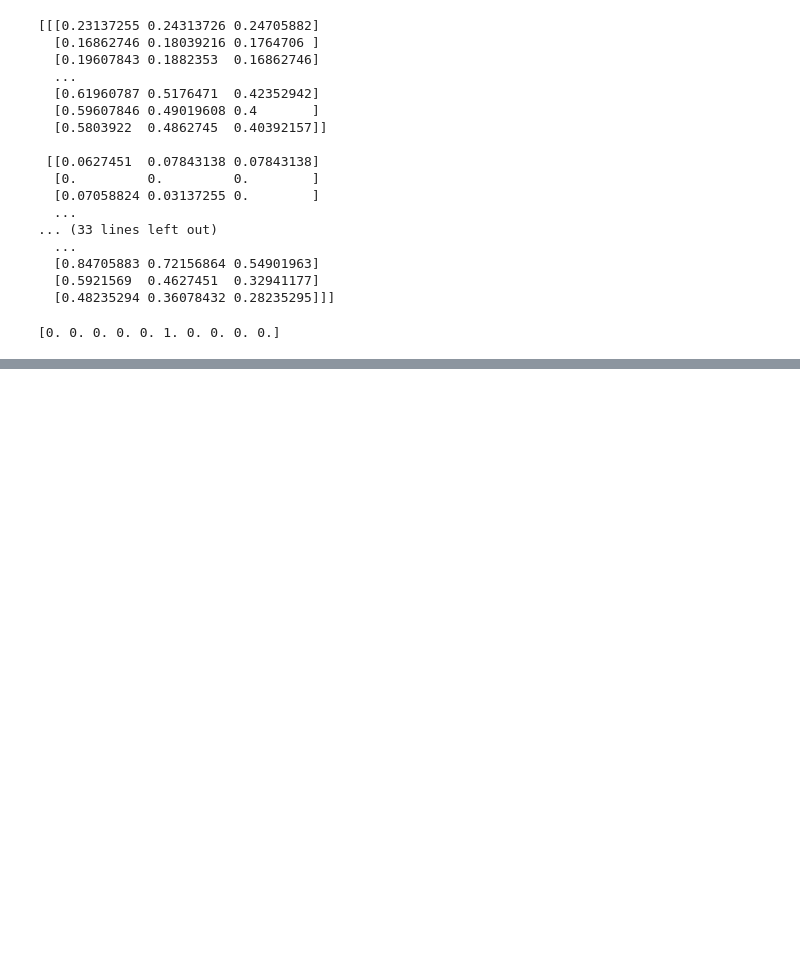
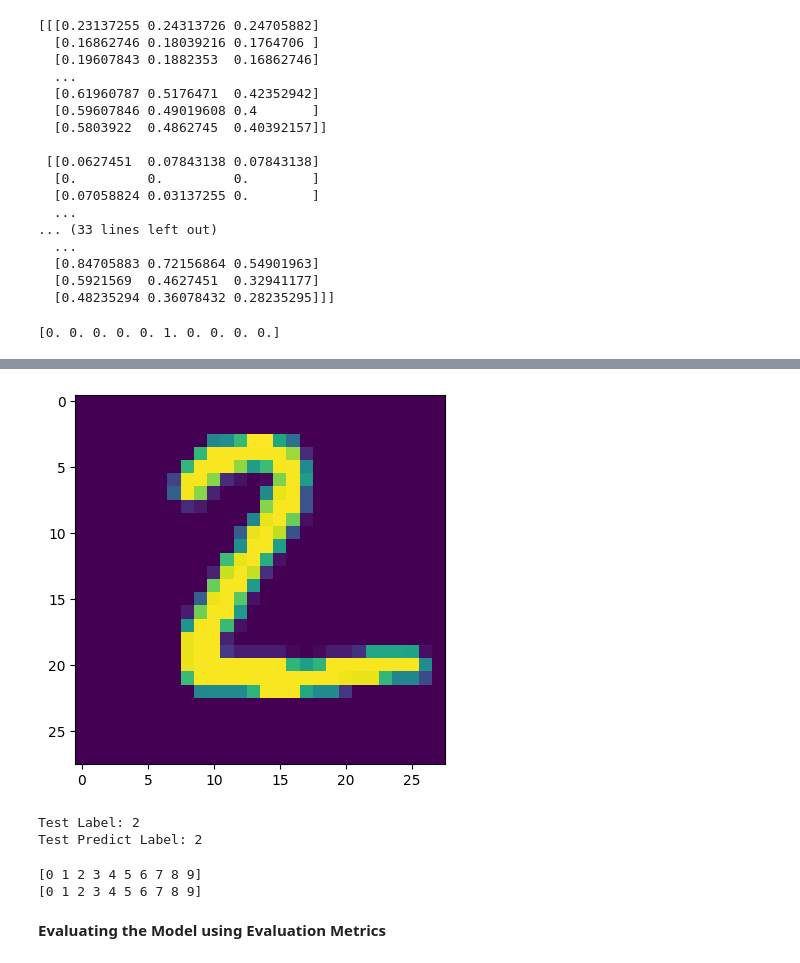
Before and after one commit to Xage0424/Comparative-Analysis-of-Activation-Functions-in-Shallow-Neural-Networks-for-Multi-Class-Image, a Jupyter notebook: Performance_Analysis_of_Different_Activation_Functions_on_Shallow_Neural_Network_for_Multi_Class_Image_Classification_Using_Two_Image_Datasets.ipynb, the cells around one changed output, grey strips where cells are left out. Drawn from its saved outputs; the diff is of its cells as text; code cells hidden in the pictures; blank space fills up the shorter version.

```diff
--- a/Performance_Analysis_of_Different_Activation_Functions_on_Shallow_Neural_Network_for_Multi_Class_Image_Classification_Using_Two_Image_Datasets.ipynb
+++ b/Performance_Analysis_of_Different_Activation_Functions_on_Shallow_Neural_Network_for_Multi_Class_Image_Classification_Using_Two_Image_Datasets.ipynb
@@ -133,0 +233,2 @@ print()
+# %%
+test_predict = model.predict(x_test_digits)
@@ -133,0 +237,22 @@ print()
+# %%
+# Turning the encoded labels to labels 0-9
+test_predict_labels = [np.argmax(i) for i in test_predict]
+test_labels = [np.argmax(i) for i in y_test_digits]
+# %%
+# Checking the created labels and prediction of the model
+plt.imshow(x_test_digits[1])
+plt.show()
+print('Test Label:', test_labels[1])
+print('Test Predict Label:', test_predict_labels[1])
+# %% [output]
+[figure, added]
+Test Label: 2
+Test Predict Label: 2
+# %%
+print(np.unique(test_labels))
+print(np.unique(test_predict_labels))
+# %% [output]
+[0 1 2 3 4 5 6 7 8 9]
+[0 1 2 3 4 5 6 7 8 9]
+# %% [markdown]
+**Evaluating the Model using Evaluation Metrics**
```
Also changed, not shown: parts of 26 cells of this notebook.
